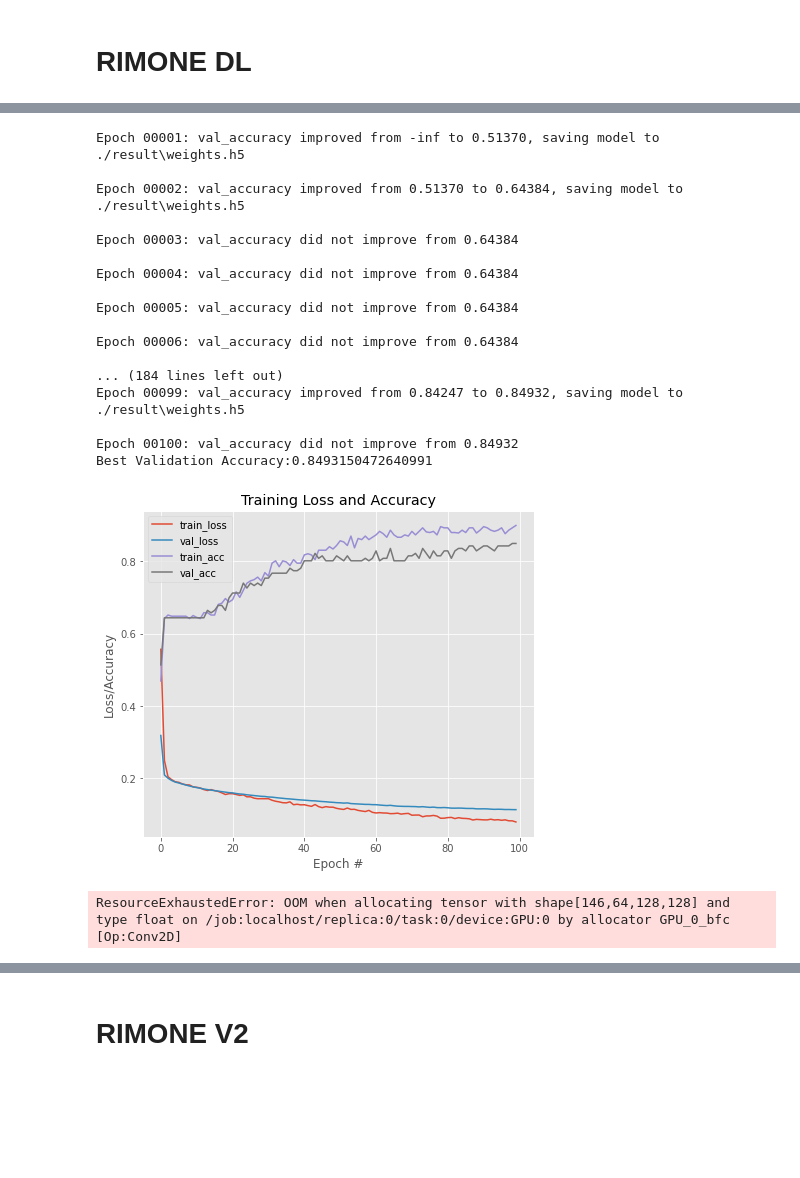
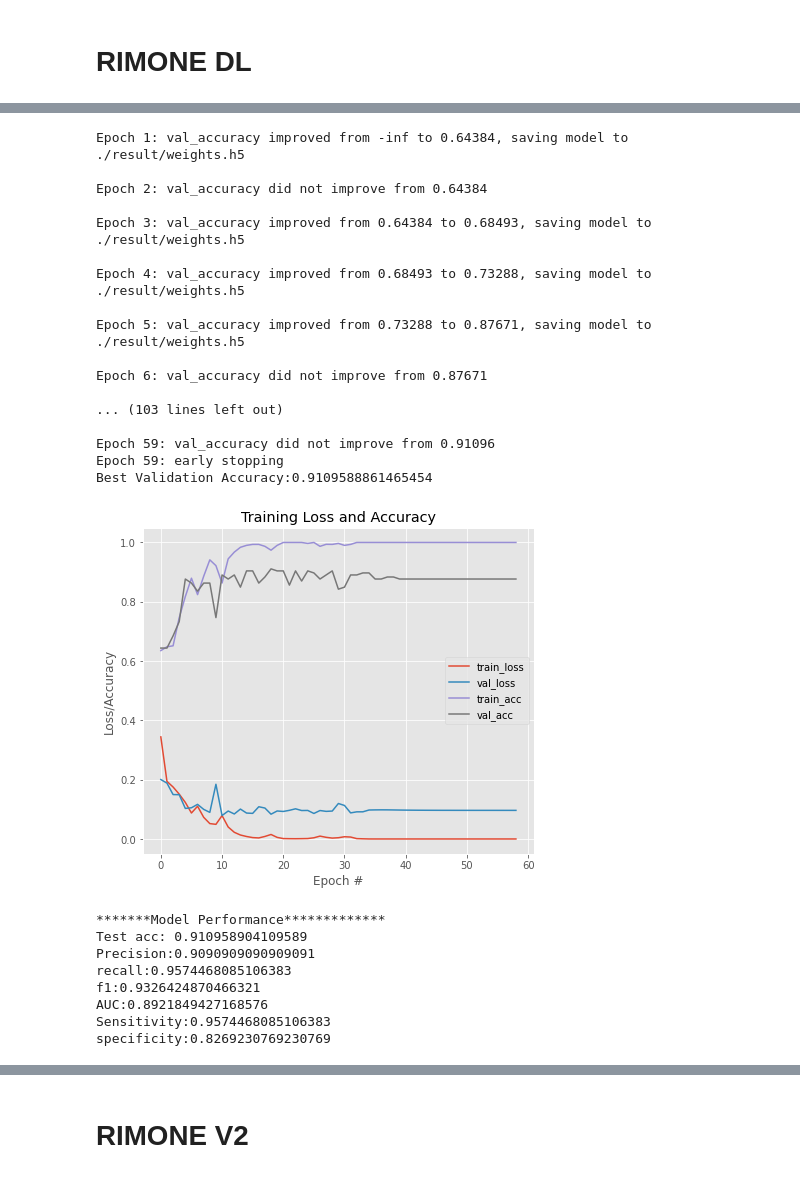
Before and after one commit to gyanendar/ms_project, a Jupyter notebook: capsnetWithoutDeocder_TransferLearning.ipynb, the cells around one changed output, grey strips where cells are left out. Cells and saved outputs as stored; diff of their text form; code cells hidden in the pictures; blank space fills up the shorter version.

```diff
--- a/capsnetWithoutDeocder_TransferLearning.ipynb
+++ b/capsnetWithoutDeocder_TransferLearning.ipynb
@@ -266,17 +236,6 @@ class CapsuleNet:
    train_model = models.Model(input,outputs=out_caps)
 
    return train_model
-# %%
-input = layers.Input(shape=(224,224,3), batch_size=32)
-VGG16_model = tf.keras.applications.InceptionV3(weights='imagenet', \
-                              include_top = False, input_tensor= input)
-layers_count = len(VGG16_model.layers)
-for index in range(layers_count):
-    if(index> int(layers_count//2)):
-        VGG16_model.layers[index].trainable = True
-    print(VGG16_model.layers[index].name)
-#for layer in VGG16_model.layers:
-#    print(layer.name)
 # %%
 def margin_loss(y_true, y_pred):
 
@@ -329,13 +288,7 @@ def get_high_level_model(trained_model_name,input_tn):
 # Train Capsule Network
 @tf.autograph.experimental.do_not_convert
 def train(model, data, args):
-    """
-    Training a CapsuleNet
-    @param model: the CapsuleNet model
-    @param data: a tuple containing training and testing data, like `((x_train, y_train), (x_test, y_test))`
-    @param args: arguments
-    return: The trained model
-    """
+
     # unpacking the data
     (x_train, y_train), (x_test, y_test) = data
 
@@ -484,7 +437,10 @@ Mounted at /content/gdrive
 # %% [markdown]
 # Load DataSet
 # %%
-#RIM_ONE_DL_DIR = '/content/gdrive/My Drive/dataset/rim_one_dl/partitioned_randomly'
-RIM_ONE_DL_DIR = 'C:\gyani\Projects_MS\code\dataset\RIM-ONE_DL_images\partitioned_randomly'
-ACRIMA_DIR = 'C:\gyani\Projects_MS\code\dataset\ACRIMA_dataset\Database'
-RIM_ONE_R2_DIR = 'C:\gyani\Projects_MS\code\dataset\RIMONE-db-r2'
+RIM_ONE_DL_DIR = '/content/gdrive/My Drive/MSC_Project/Dataset/RIM-ONE_DL_images/partitioned_randomly'
+RIM_ONE_R2_DIR= '/content/gdrive/My Drive/MSC_Project/Dataset/RIMONE-db-r2'
+ACRIMA_DIR = '/content/gdrive/My Drive/MSC_Project/Dataset/ACRIMA'
+
+#RIM_ONE_DL_DIR = 'C:\gyani\Projects_MS\code\dataset\RIM-ONE_DL_images\partitioned_randomly'
+#ACRIMA_DIR = 'C:\gyani\Projects_MS\code\dataset\ACRIMA_dataset\Database'
+#RIM_ONE_R2_DIR = 'C:\gyani\Projects_MS\code\dataset\RIMONE-db-r2'
@@ -493,6 +447,3 @@ Image Size
-# %%
-HEIGHT= 32
-WIDTH = 32
 # %% [markdown]
 Preprocess Image: Generate Array
 # %%
@@ -608,9 +559,9 @@ args = get_arguments()
 args.batch_size = 32
 args.epochs = 100
 args.routings = 1
-HEIGHT= 128
-WIDTH = 128
+HEIGHT= 64
+WIDTH = 64
 data = get_rim_one_dl()
-get_model_train_test(data,args,high_level_model_name="vgg16",train_half_model=False)
+get_model_train_test(data,args,high_level_model_name="vgg16",train_half_model=True)
 # %% [output]
 Namespace(augmentation=False, batch_size=32, debug=False, digit=5, epochs=15, lam_recon=0.392, lr=0.0001, lr_decay=1, routings=1, save_dir='./result', shift_fraction=0.1, testing=False, weights=None)
@@ -633,19 +584,26 @@ _________________________________________________________________
-Epoch 00001: val_accuracy improved from -inf to 0.51370, saving model to ./result\weights.h5
+Epoch 1: val_accuracy improved from -inf to 0.64384, saving model to ./result/weights.h5
 
-Epoch 00002: val_accuracy improved from 0.51370 to 0.64384, saving model to ./result\weights.h5
+Epoch 2: val_accuracy did not improve from 0.64384
 
-Epoch 00003: val_accuracy did not improve from 0.64384
+Epoch 3: val_accuracy improved from 0.64384 to 0.68493, saving model to ./result/weights.h5
 
-Epoch 00004: val_accuracy did not improve from 0.64384
+Epoch 4: val_accuracy improved from 0.68493 to 0.73288, saving model to ./result/weights.h5
 
-Epoch 00005: val_accuracy did not improve from 0.64384
+Epoch 5: val_accuracy improved from 0.73288 to 0.87671, saving model to ./result/weights.h5
 
-Epoch 00006: val_accuracy did not improve from 0.64384
+Epoch 6: val_accuracy did not improve from 0.87671
 
-... (184 lines left out)
-Epoch 00099: val_accuracy improved from 0.84247 to 0.84932, saving model to ./result\weights.h5
+... (103 lines left out)
 
-Epoch 00100: val_accuracy did not improve from 0.84932
-Best Validation Accuracy:0.8493150472640991
+Epoch 59: val_accuracy did not improve from 0.91096
+Epoch 59: early stopping
+Best Validation Accuracy:0.9109588861465454
-[figure, old version]
+[figure, new version]
-ResourceExhaustedError: OOM when allocating tensor with shape[146,64,128,128] and type float on /job:localhost/replica:0/task:0/device:GPU:0 by allocator GPU_0_bfc [Op:Conv2D]
+*******Model Performance*************
+Test acc: 0.910958904109589
+Precision:0.9090909090909091
+recall:0.9574468085106383
+f1:0.9326424870466321
+AUC:0.8921849427168576
+Sensitivity:0.9574468085106383
+specificity:0.8269230769230769
```
Also changed, not shown: parts of 21 cells of this notebook.
